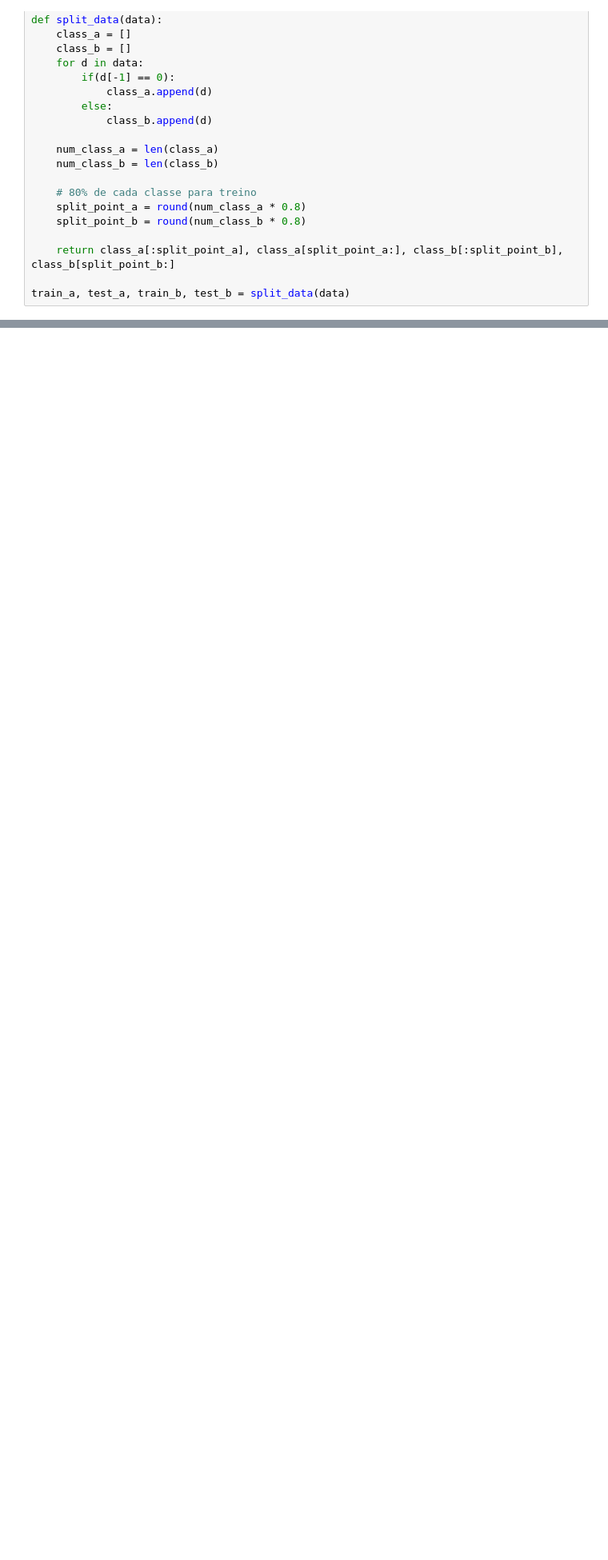
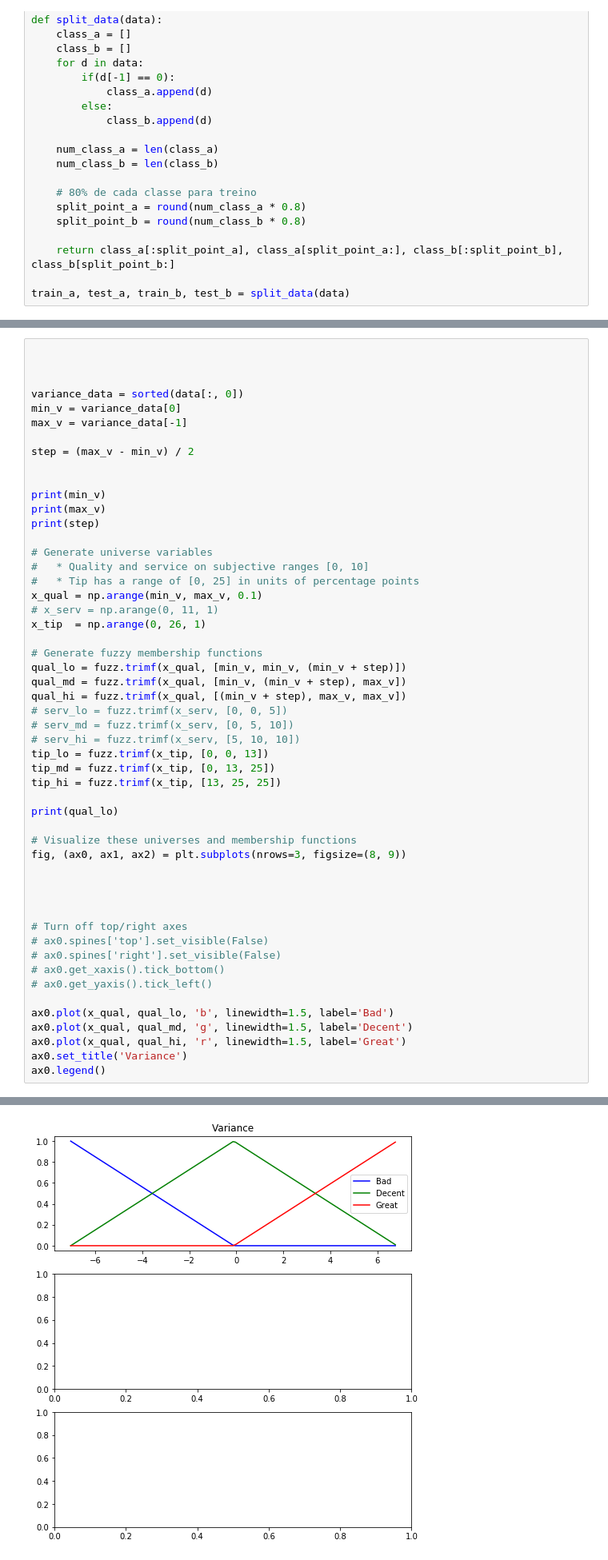
Before and after one commit to Minoro/data-science-theory, a Jupyter notebook: IA/fuzzy/Exercício de Fuzzy.ipynb, the cells around one changed output, grey strips where cells are left out. Shown: that part at 80% size. Drawn from its saved outputs; the diff is of its cells as text; blank space fills up the shorter version.

Commit message:
Exercício de fuzzy

```diff
--- a/IA/fuzzy/Exercício de Fuzzy.ipynb
+++ b/IA/fuzzy/Exercício de Fuzzy.ipynb
@@ -55,0 +53,53 @@ entropy.view()
+# %%
+
+
+
+variance_data = sorted(data[:, 0])
+min_v = variance_data[0]
+max_v = variance_data[-1]
+
+step = (max_v - min_v) / 2
+
+
+print(min_v)
+print(max_v)
+print(step)
+
+# Generate universe variables
+#   * Quality and service on subjective ranges [0, 10]
+#   * Tip has a range of [0, 25] in units of percentage points
+x_qual = np.arange(min_v, max_v, 0.1)
+# x_serv = np.arange(0, 11, 1)
+x_tip  = np.arange(0, 26, 1)
+
+# Generate fuzzy membership functions
+qual_lo = fuzz.trimf(x_qual, [min_v, min_v, (min_v + step)])
+qual_md = fuzz.trimf(x_qual, [min_v, (min_v + step), max_v])
+qual_hi = fuzz.trimf(x_qual, [(min_v + step), max_v, max_v])
+# serv_lo = fuzz.trimf(x_serv, [0, 0, 5])
+# serv_md = fuzz.trimf(x_serv, [0, 5, 10])
+# serv_hi = fuzz.trimf(x_serv, [5, 10, 10])
+tip_lo = fuzz.trimf(x_tip, [0, 0, 13])
+tip_md = fuzz.trimf(x_tip, [0, 13, 25])
+tip_hi = fuzz.trimf(x_tip, [13, 25, 25])
+
+print(qual_lo)
+
+# Visualize these universes and membership functions
+fig, (ax0, ax1, ax2) = plt.subplots(nrows=3, figsize=(8, 9))
+
+
+
+
+# Turn off top/right axes
+# ax0.spines['top'].set_visible(False)
+# ax0.spines['right'].set_visible(False)
+# ax0.get_xaxis().tick_bottom()
+# ax0.get_yaxis().tick_left()
+
+ax0.plot(x_qual, qual_lo, 'b', linewidth=1.5, label='Bad')
+ax0.plot(x_qual, qual_md, 'g', linewidth=1.5, label='Decent')
+ax0.plot(x_qual, qual_hi, 'r', linewidth=1.5, label='Great')
+ax0.set_title('Variance')
+ax0.legend()
+# %% [output]
@@ -55,0 +124 @@ entropy.view()
+[figure, added]
```
Also changed, not shown: parts of 3 cells of this notebook.
